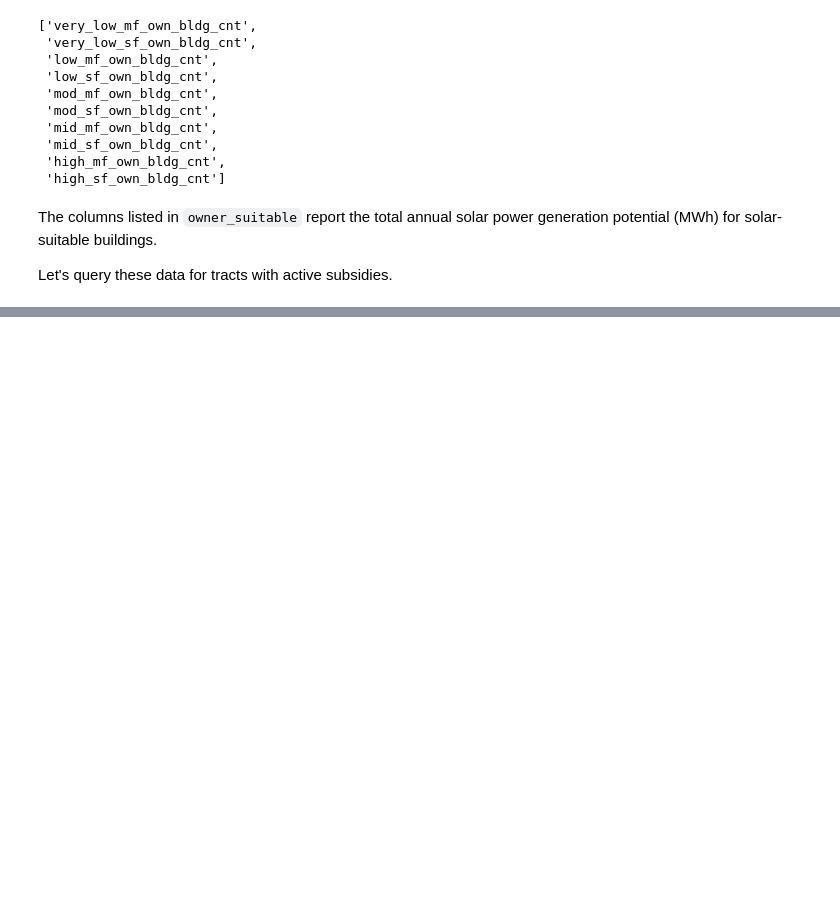
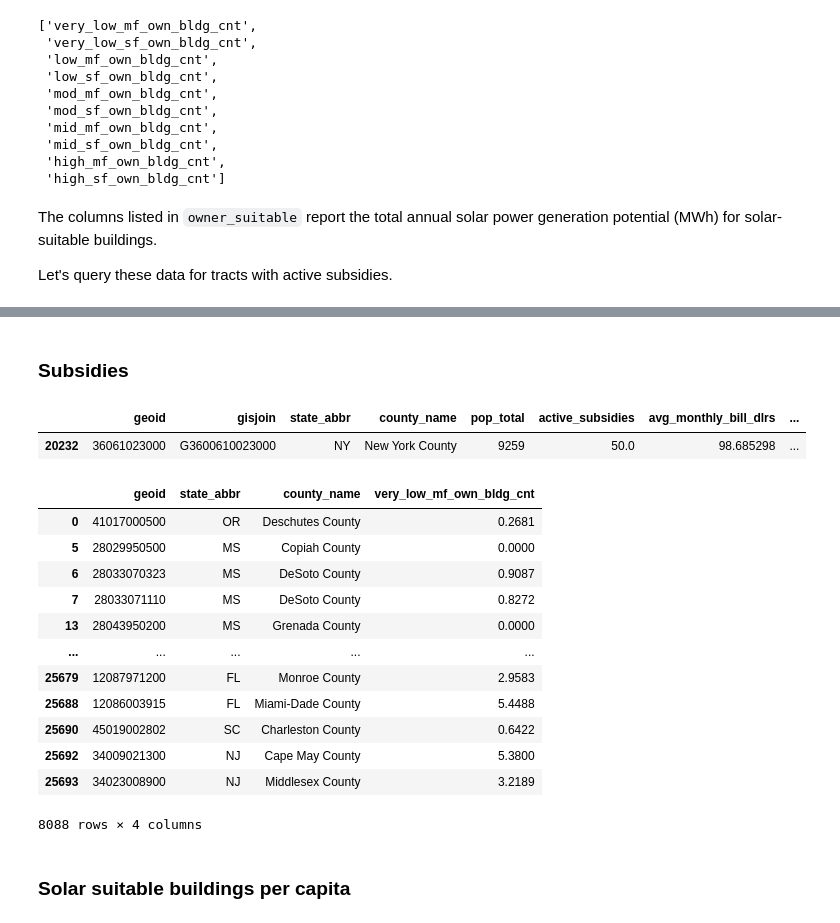
Before and after one commit to jammy-bot/de-la-sol, a Jupyter notebook: sol.ipynb, the cells around one changed output, grey strips where cells are left out. Drawn from its saved outputs; the diff is of its cells as text; code cells hidden in the pictures; blank space fills up the shorter version.

```diff
--- a/sol.ipynb
+++ b/sol.ipynb
@@ -228,0 +282,29 @@ Let's
+# %% [markdown]
+### Subsidies
+# %%
+# finding tracts with the greatest number of subsidies
+df[df['active_subsidies']==df['active_subsidies'].max()]
+# %% [output]
+|  | geoid | gisjoin | state_abbr | county_name | pop_total | active_subsidies | avg_monthly_bill_dlrs | ... |
+| 20232 | 36061023000 | G3600610023000 | NY | New York County | 9259 | 50.0 | 98.685298 | ... |
+# %%
+# subset columns from tracts with the lowest number of subsidies
+df.loc[df['active_subsidies']==
+       df['active_subsidies'].min(),
+       ['geoid', 'state_abbr', 'county_name', 'very_low_mf_own_bldg_cnt']]
+# %% [output]
+|  | geoid | state_abbr | county_name | very_low_mf_own_bldg_cnt |
+| 0 | 41017000500 | OR | Deschutes County | 0.2681 |
+| 5 | 28029950500 | MS | Copiah County | 0.0000 |
+| 6 | 28033070323 | MS | DeSoto County | 0.9087 |
+| 7 | 28033071110 | MS | DeSoto County | 0.8272 |
+| 13 | 28043950200 | MS | Grenada County | 0.0000 |
+| ... | ... | ... | ... | ... |
+| 25679 | 12087971200 | FL | Monroe County | 2.9583 |
+| 25688 | 12086003915 | FL | Miami-Dade County | 5.4488 |
+| 25690 | 45019002802 | SC | Charleston County | 0.6422 |
+| 25692 | 34009021300 | NJ | Cape May County | 5.3800 |
+| 25693 | 34023008900 | NJ | Middlesex County | 3.2189 |
+8088 rows × 4 columns
+# %% [markdown]
+### Solar suitable buildings per capita
```
Also changed, not shown: parts of 19 cells of this notebook.
